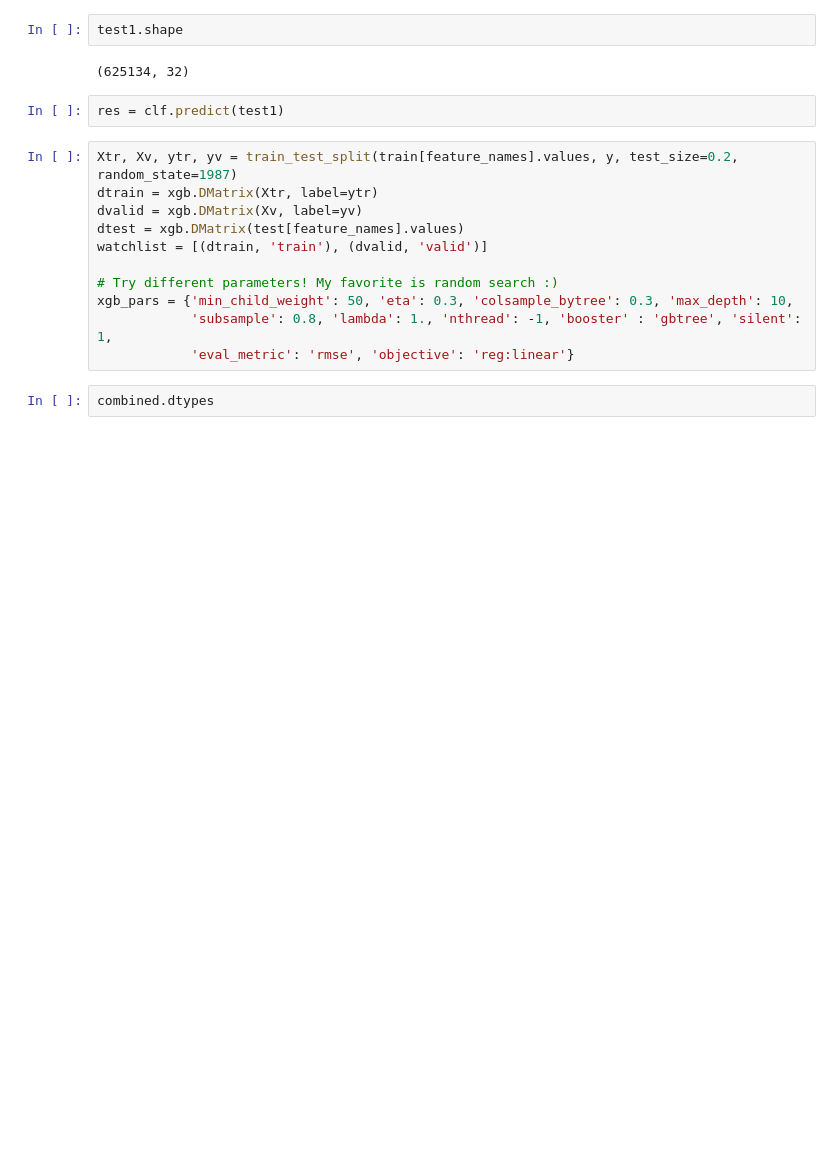
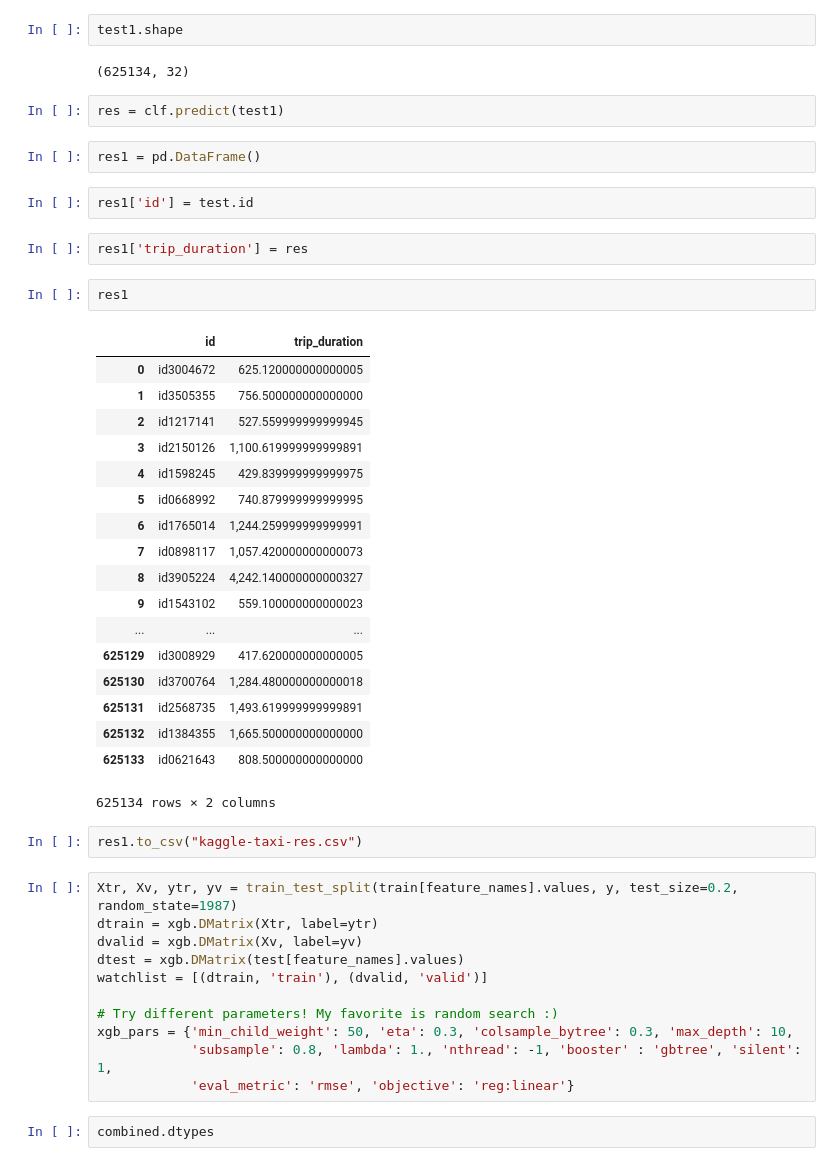
Before and after one commit to jadoonengr/Kaggle-Taxi-NYC, a Jupyter notebook: NYX_Taxi.ipynb, the cells around one changed output. Cells and saved outputs as stored; diff of their text form; blank space fills up the shorter version.

```diff
--- a/NYX_Taxi.ipynb
+++ b/NYX_Taxi.ipynb
@@ -536,6 +534,35 @@ test1.shape
 (625134, 32)
 # %%
 res = clf.predict(test1)
+# %%
+res1 = pd.DataFrame()
+# %%
+res1['id'] = test.id
+# %%
+res1['trip_duration'] = res
+# %%
+res1
+# %% [output]
+|  | id | trip_duration |
+| 0 | id3004672 | 625.120000000000005 |
+| 1 | id3505355 | 756.500000000000000 |
+| 2 | id1217141 | 527.559999999999945 |
+| 3 | id2150126 | 1,100.619999999999891 |
+| 4 | id1598245 | 429.839999999999975 |
+| 5 | id0668992 | 740.879999999999995 |
+| 6 | id1765014 | 1,244.259999999999991 |
+| 7 | id0898117 | 1,057.420000000000073 |
+| 8 | id3905224 | 4,242.140000000000327 |
+| 9 | id1543102 | 559.100000000000023 |
+| ... | ... | ... |
+| 625129 | id3008929 | 417.620000000000005 |
+| 625130 | id3700764 | 1,284.480000000000018 |
+| 625131 | id2568735 | 1,493.619999999999891 |
+| 625132 | id1384355 | 1,665.500000000000000 |
+| 625133 | id0621643 | 808.500000000000000 |
+625134 rows × 2 columns
+# %%
+res1.to_csv("kaggle-taxi-res.csv")
 # %%
 Xtr, Xv, ytr, yv = train_test_split(train[feature_names].values, y, test_size=0.2, random_state=1987)
 dtrain = xgb.DMatrix(Xtr, label=ytr)
```
Also changed, not shown: parts of 2 cells of this notebook.
